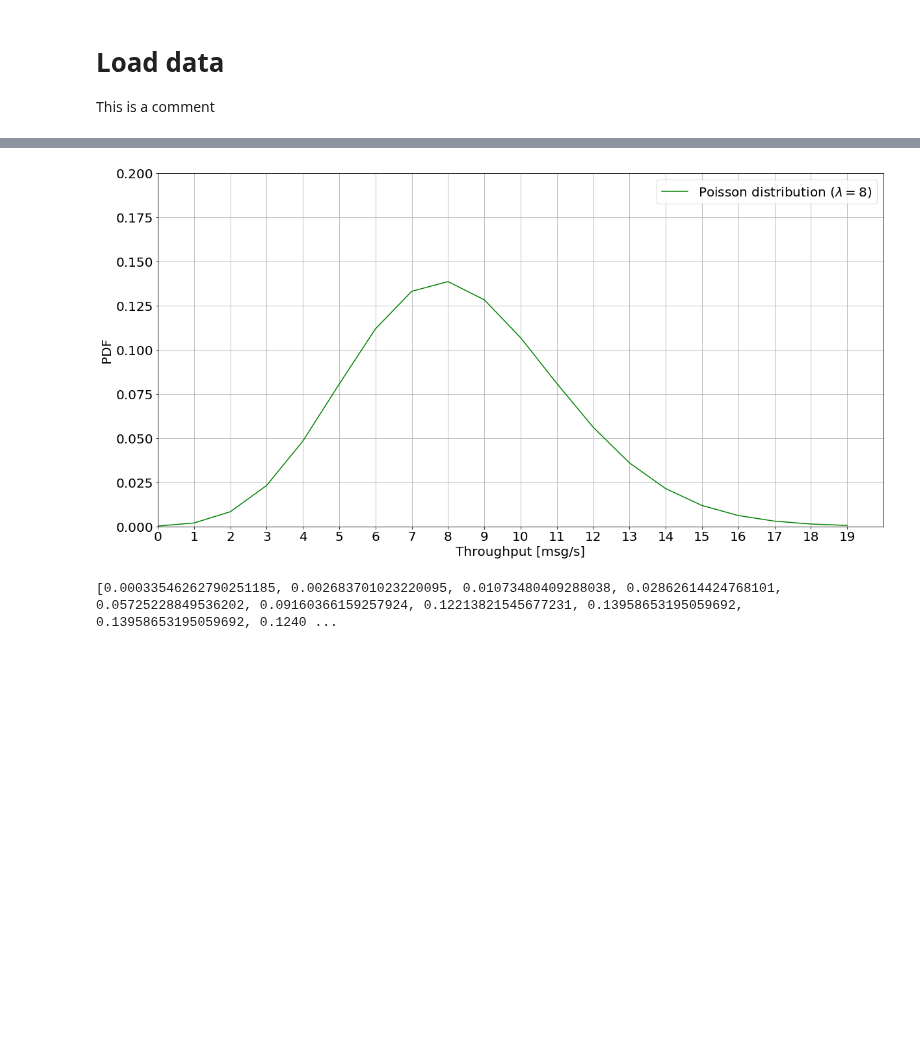
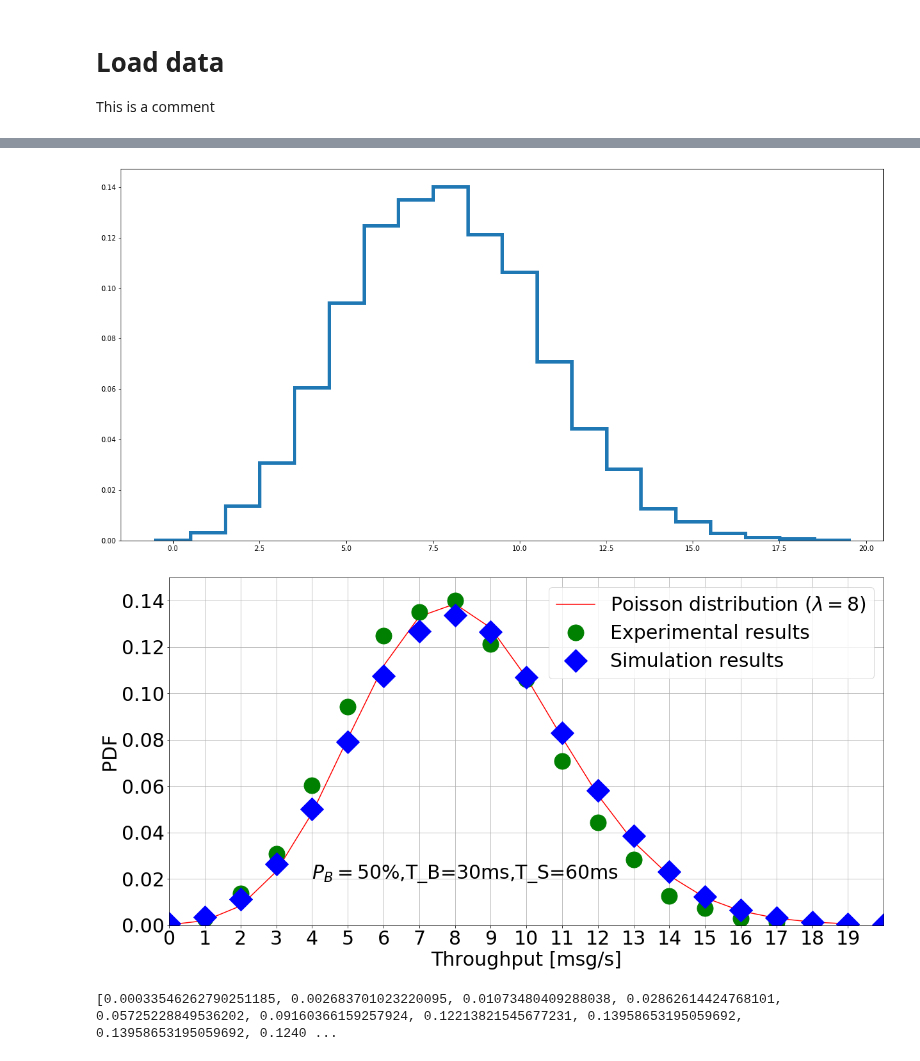
Before and after one commit to ingframin/BroadcastSimulation, a Jupyter notebook: results/Analysis.ipynb, the cells around one changed output, grey strips where cells are left out. Cells and saved outputs as stored; diff of their text form; code cells hidden in the pictures; blank space fills up the shorter version.

```diff
--- a/results/Analysis.ipynb
+++ b/results/Analysis.ipynb
@@ -272,0 +284,10 @@ Success probability evts: 0.499477
+# %%
+f1 = open("r4-d0-result.txt")
+raw1 = f1.read()
+f1.close()
+
+f2 = open("r4-d1-result.txt")
+raw2 = f2.read()
+f2.close()
+
+hsim,Eb,Es,En,Ps = compute_histogram(raw1,raw2,Tn=100)
@@ -273,30 +303,32 @@ Success probability evts: 0.499477
 # %%
 def pois(l,k):
     v = []
     for x in range(k):
         p = (l**x)*exp(-l)/factorial(x)
         v.append(p)
     return v
 
-#h,b,p = pt.hist(h2,bins=20,density=True,histtype='step',label="Experimental results",align="left",linewidth=5)
-#pt.show()
+h,b,p = pt.hist(h2,bins=20,density=True,histtype='step',label="Experimental results",align="left",linewidth=5)
+pt.show()
 
 p = pois(8.33,20)
-pt.plot(range(20),p,'-g',markersize=25,label='Poisson distribution ($\lambda = 8$)')
-#pt.plot(range(len(h)),h,'ob',label="Experimental results ($P_B =50\%$,Ttx=30ms,Trx=60ms)",markersize=20)
+pt.plot(range(20),p,'-r',markersize=25,label='Poisson distribution ($\lambda = 8$)')
+pt.plot(range(len(h)),h,'og',label="Experimental results",markersize=25)
+pt.plot(range(len(hsim)),hsim,'Db',label="Simulation results",markersize=25)
 
-
-pt.axis([0,20,0,0.2])
-pt.xticks(range(20), [str(n) for n in range(20)],fontsize=20)
-pt.yticks(fontsize=20)
-pt.xlabel(r'Throughput [msg/s]', fontsize = 20)
-pt.ylabel(r'PDF', fontsize = 20)
-pt.legend(fontsize=20)
+pt.axis([0,20,0,0.15])
+pt.xticks(range(20), [str(n) for n in range(20)],fontsize=30)
+pt.yticks(fontsize=30)
+pt.xlabel(r'Throughput [msg/s]', fontsize = 30)
+pt.ylabel(r'PDF', fontsize = 30)
+pt.legend(fontsize=30)
+pt.text(4,0.02,"$P_B =50\%$,T_B=30ms,T_S=60ms",fontsize=30)
 pt.grid(True)
 pt.savefig('sim_vs_experiment.pdf',format='pdf',dpi=300, bbox_inches='tight')
 pt.show()
 # %% [output]
-[figure, old version]
+[figure, new version]
+[figure, added]
 # %%
 def pois(l,k):
     v = []
```
Also changed, not shown: parts of 5 cells of this notebook, 13 other files.
